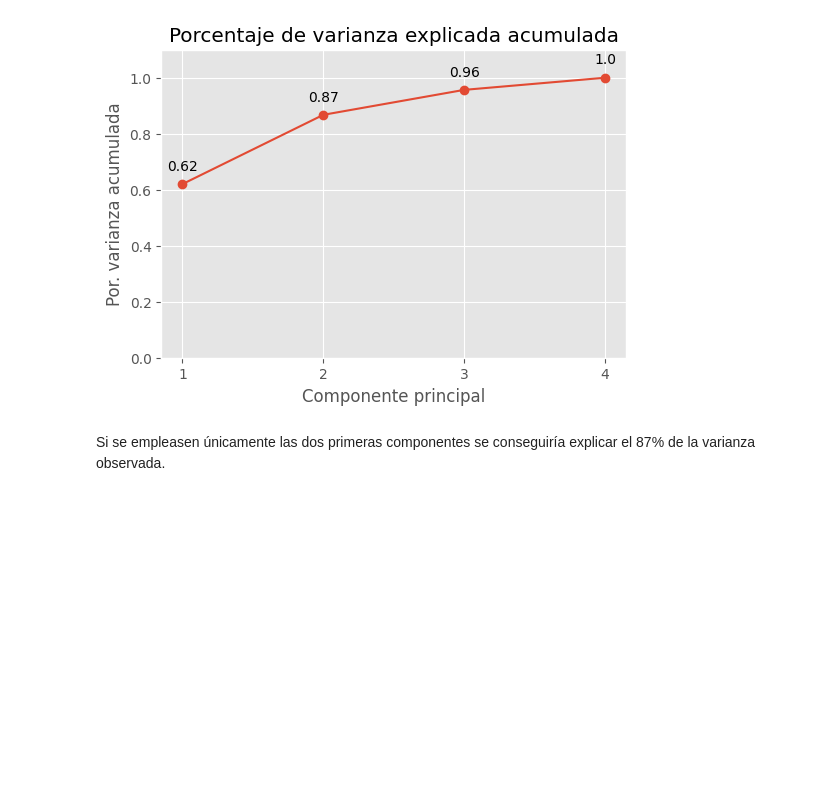
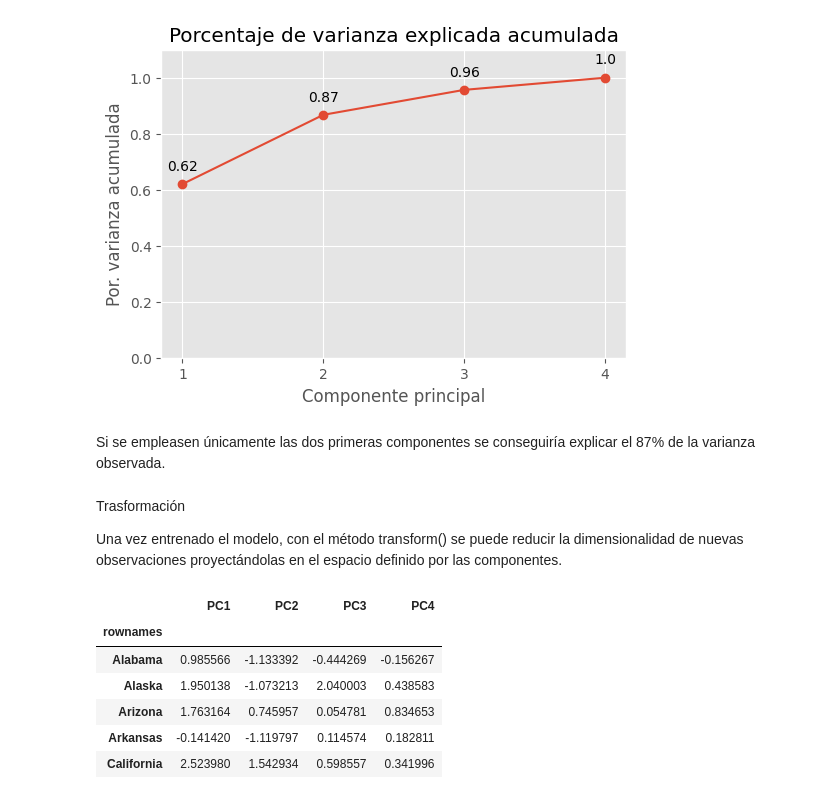
Before and after one commit to isaacmenchaca97/BigData, a Jupyter notebook: principal_component_analysis.ipynb, the cells around one changed output. Drawn from its saved outputs; the diff is of its cells as text; code cells hidden in the pictures; blank space fills up the shorter version.

```diff
--- a/principal_component_analysis.ipynb
+++ b/principal_component_analysis.ipynb
@@ -230,3 +230,26 @@ Porcentaje de varianza explicada acumulada
 [figure]
 # %% [markdown]
 Si se empleasen únicamente las dos primeras componentes se conseguiría explicar el 87% de la varianza observada.
+# %% [markdown]
+Trasformación
+
+
+Una vez entrenado el modelo, con el método transform() se puede reducir la dimensionalidad de nuevas observaciones proyectándolas en el espacio definido por las componentes.
+# %%
+# Proyección de las observaciones de entrenamiento
+# ==============================================================================
+proyecciones = pca_pipe.transform(X=datos)
+proyecciones = pd.DataFrame(
+    proyecciones,
+    columns = ['PC1', 'PC2', 'PC3', 'PC4'],
+    index   = datos.index
+)
+proyecciones.head()
+# %% [output]
+|  | PC1 | PC2 | PC3 | PC4 |
+| rownames |  |  |  |  |
+| Alabama | 0.985566 | -1.133392 | -0.444269 | -0.156267 |
+| Alaska | 1.950138 | -1.073213 | 2.040003 | 0.438583 |
+| Arizona | 1.763164 | 0.745957 | 0.054781 | 0.834653 |
+| Arkansas | -0.141420 | -1.119797 | 0.114574 | 0.182811 |
+| California | 2.523980 | 1.542934 | 0.598557 | 0.341996 |
```
Also changed, not shown: parts of 2 cells of this notebook.
